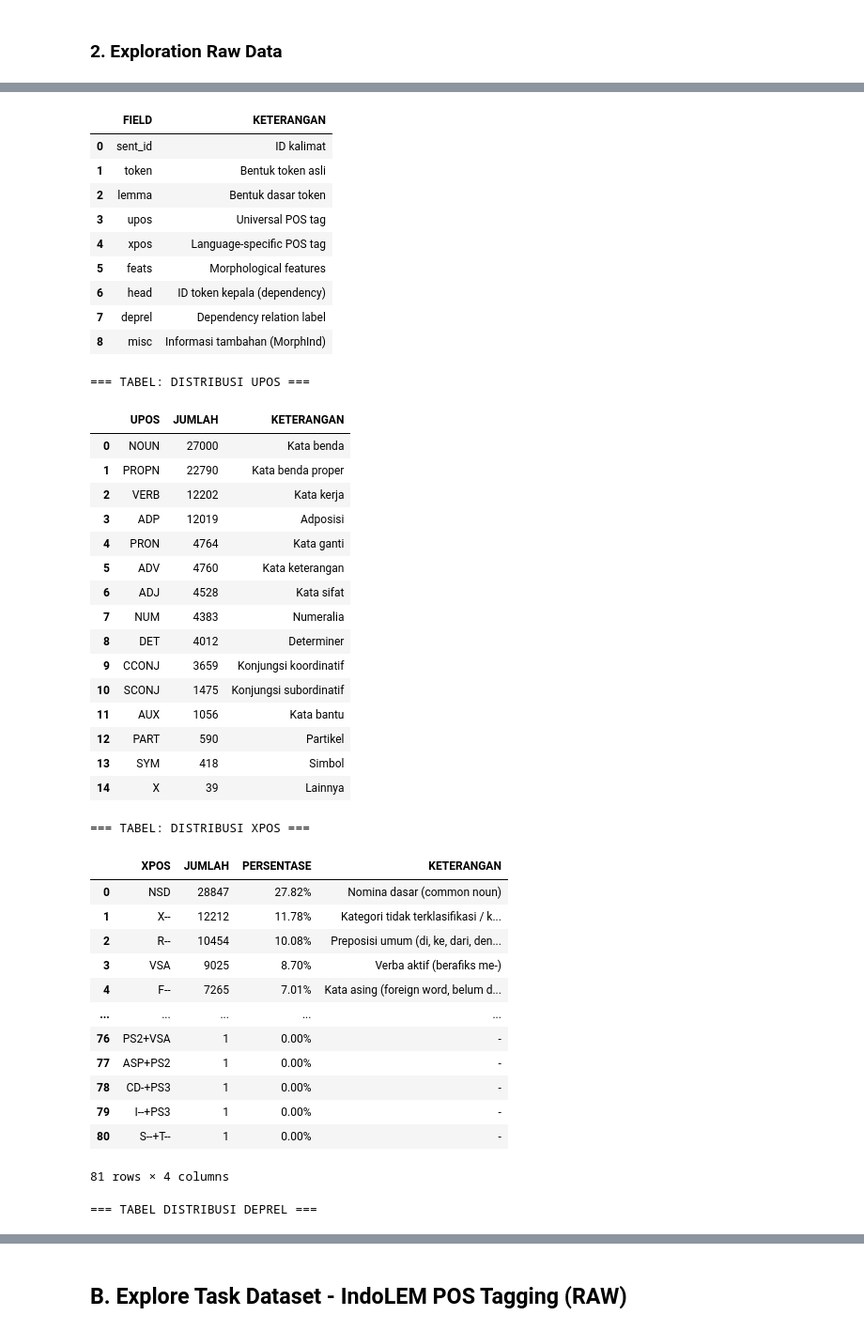
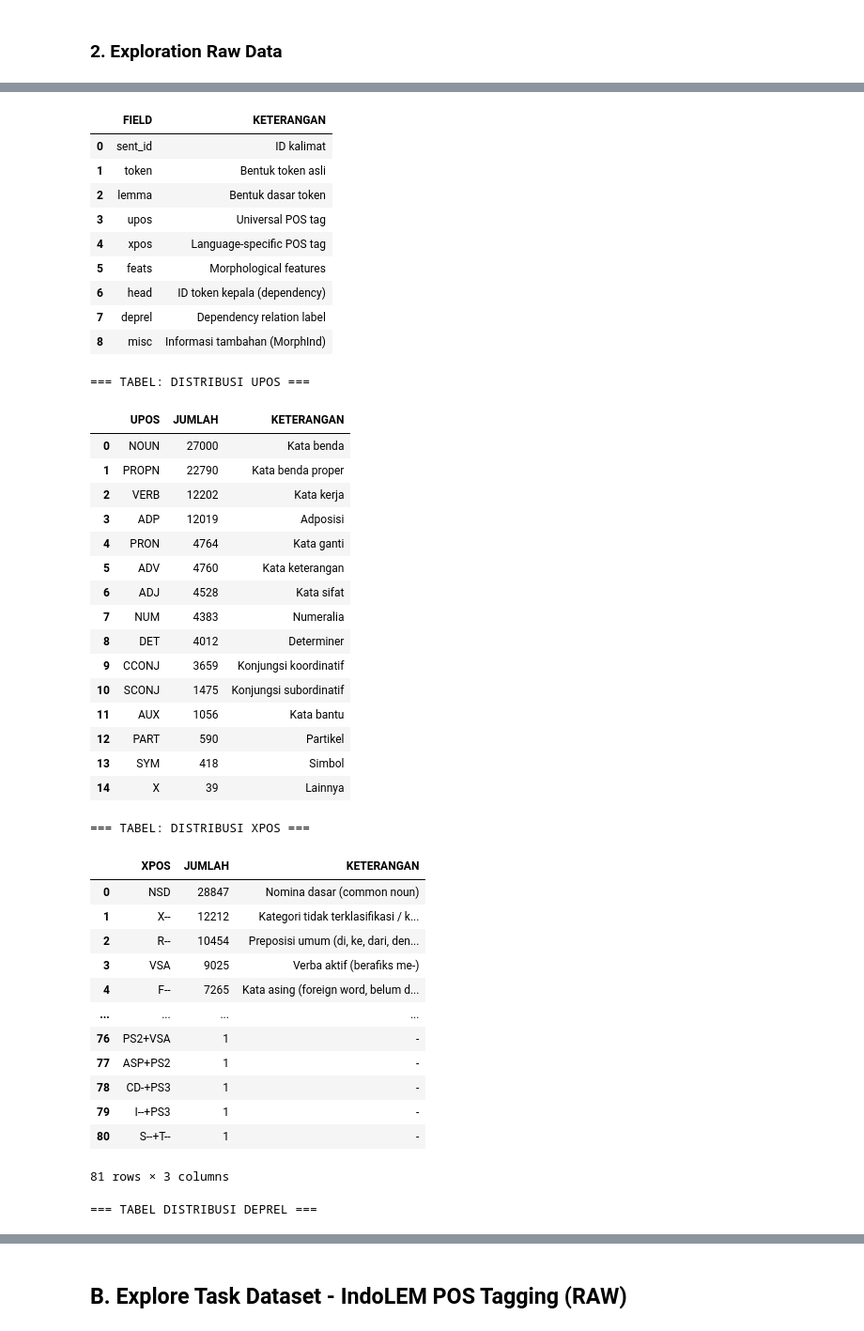
Before and after one commit to mfaqihzacky/IndoBERT-LayerWise, a Jupyter notebook: notebook/Dataset.ipynb, the cells around one changed output, grey strips where cells are left out. Shown at 94% size. Cells and saved outputs as stored; diff of their text form; code cells hidden in the pictures.

```diff
--- a/notebook/Dataset.ipynb
+++ b/notebook/Dataset.ipynb
@@ -306,7 +306,6 @@ df_xpos = pd.DataFrame([
     {
         'XPOS'       : xpos,
         'JUMLAH'     : count,
-        'PERSENTASE' : f"{count / total_xpos * 100:.2f}%",
         'KETERANGAN' : XPOS_KETERANGAN.get(xpos, '-'),
     }
     for xpos, count in xpos_counter.most_common()
@@ -316,7 +315,6 @@ display(df_xpos)
 # ============================================
 # TABEL 4: DISTRIBUSI DEPREL
 # ============================================
-
 
 # KETERANGAN DEPREL
 DEPREL_KETERANGAN = {
@@ -527,46 +525,46 @@ Total token (no punct)        : 103695
 
 === TABEL: FIELD YANG TERSEDIA ===
 |  | FIELD | KETERANGAN |
 | 0 | sent_id | ID kalimat |
 | 1 | token | Bentuk token asli |
 | 2 | lemma | Bentuk dasar token |
 | 3 | upos | Universal POS tag |
 | 4 | xpos | Language-specific POS tag |
 | 5 | feats | Morphological features |
 | 6 | head | ID token kepala (dependency) |
 | 7 | deprel | Dependency relation label |
 | 8 | misc | Informasi tambahan (MorphInd) |
 === TABEL: DISTRIBUSI UPOS ===
 |  | UPOS | JUMLAH | KETERANGAN |
 | 0 | NOUN | 27000 | Kata benda |
 | 1 | PROPN | 22790 | Kata benda proper |
 | 2 | VERB | 12202 | Kata kerja |
 | 3 | ADP | 12019 | Adposisi |
 | 4 | PRON | 4764 | Kata ganti |
 | 5 | ADV | 4760 | Kata keterangan |
 | 6 | ADJ | 4528 | Kata sifat |
 | 7 | NUM | 4383 | Numeralia |
 | 8 | DET | 4012 | Determiner |
 | 9 | CCONJ | 3659 | Konjungsi koordinatif |
 | 10 | SCONJ | 1475 | Konjungsi subordinatif |
 | 11 | AUX | 1056 | Kata bantu |
 | 12 | PART | 590 | Partikel |
 | 13 | SYM | 418 | Simbol |
 | 14 | X | 39 | Lainnya |
 === TABEL: DISTRIBUSI XPOS ===
-|  | XPOS | JUMLAH | PERSENTASE | KETERANGAN |
-| 0 | NSD | 28847 | 27.82% | Nomina dasar (common noun) |
-| 1 | X-- | 12212 | 11.78% | Kategori tidak terklasifikasi / k... |
-| 2 | R-- | 10454 | 10.08% | Preposisi umum (di, ke, dari, den... |
-| 3 | VSA | 9025 | 8.70% | Verba aktif (berafiks me-) |
-| 4 | F-- | 7265 | 7.01% | Kata asing (foreign word, belum d... |
-| ... | ... | ... | ... | ... |
-| 76 | PS2+VSA | 1 | 0.00% | - |
-| 77 | ASP+PS2 | 1 | 0.00% | - |
-| 78 | CD-+PS3 | 1 | 0.00% | - |
-| 79 | I--+PS3 | 1 | 0.00% | - |
-| 80 | S--+T-- | 1 | 0.00% | - |
+|  | XPOS | JUMLAH | KETERANGAN |
+| 0 | NSD | 28847 | Nomina dasar (common noun) |
+| 1 | X-- | 12212 | Kategori tidak terklasifikasi / k... |
+| 2 | R-- | 10454 | Preposisi umum (di, ke, dari, den... |
+| 3 | VSA | 9025 | Verba aktif (berafiks me-) |
+| 4 | F-- | 7265 | Kata asing (foreign word, belum d... |
+| ... | ... | ... | ... |
+| 76 | PS2+VSA | 1 | - |
+| 77 | ASP+PS2 | 1 | - |
+| 78 | CD-+PS3 | 1 | - |
+| 79 | I--+PS3 | 1 | - |
+| 80 | S--+T-- | 1 | - |
-81 rows × 4 columns
+81 rows × 3 columns
 === TABEL DISTRIBUSI DEPREL ===
 |  | DEPREL | JUMLAH | KETERANGAN |
 | 0 | case | 11897 | Preposisi/postposisi |
```
